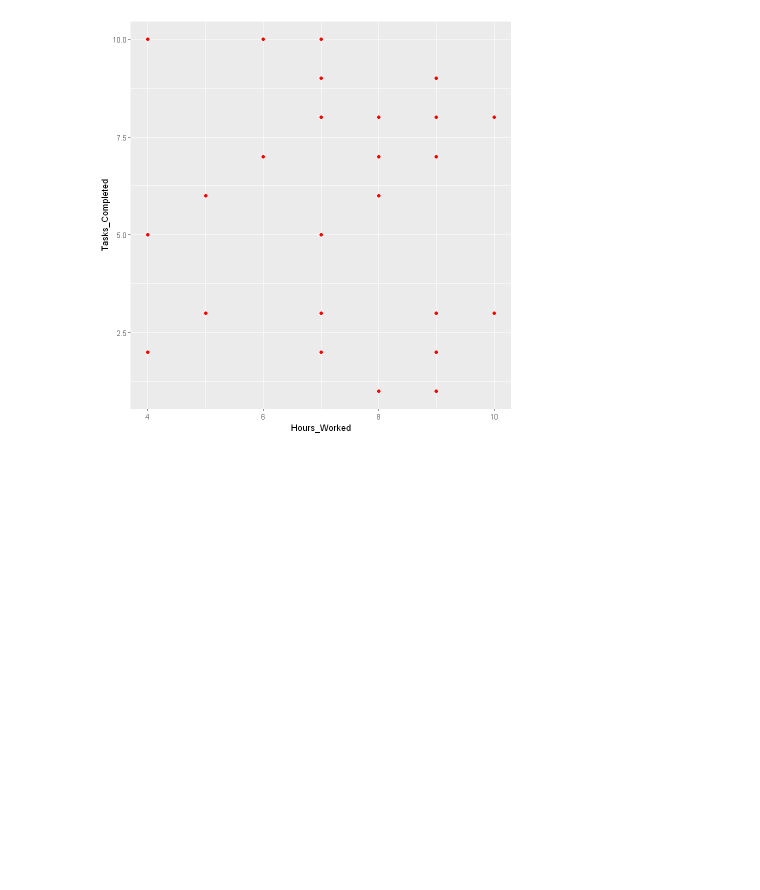
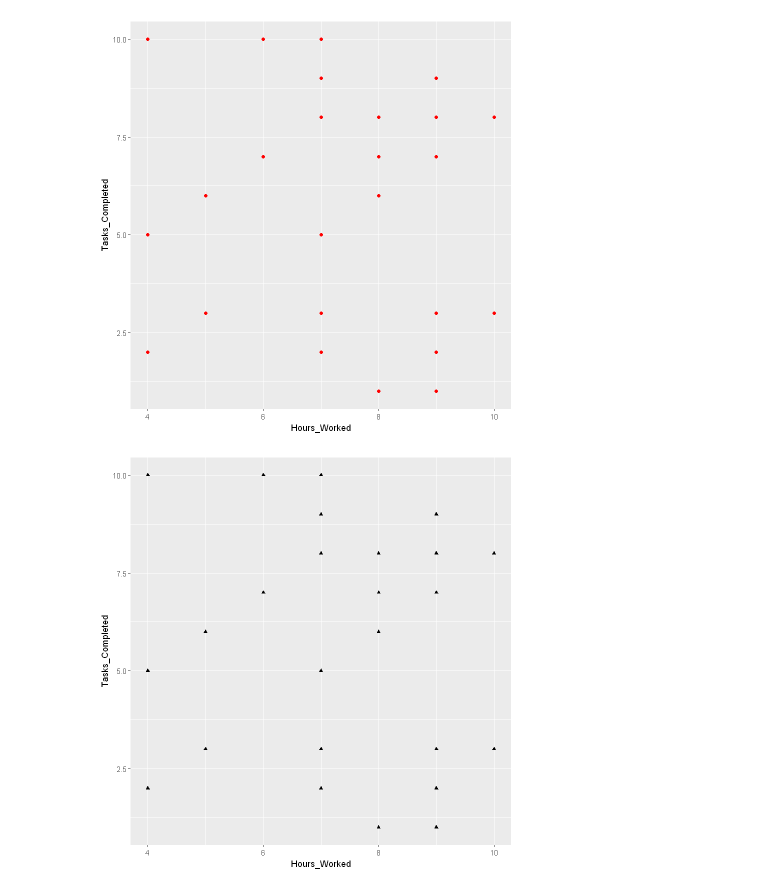
Before and after one commit to svarong-port/code-for-articles, a Jupyter notebook: article_data_viz_in_r.ipynb, the cells around one changed output. Drawn from its saved outputs; the diff is of its cells as text; code cells hidden in the pictures; blank space fills up the shorter version.

```diff
--- a/article_data_viz_in_r.ipynb
+++ b/article_data_viz_in_r.ipynb
@@ -161,3 +168,9 @@ ggplot(productivity, aes(x = Hours_Worked, y = Tasks_Completed)) +
   geom_point(color = "Red")
 # %% [output]
 [figure]
+# %%
+# Adjust shape
+ggplot(productivity, aes(x = Hours_Worked, y = Tasks_Completed)) +
+  geom_point(shape = 17)
+# %% [output]
+[figure, added]
```
Also changed, not shown: parts of 10 cells of this notebook.
